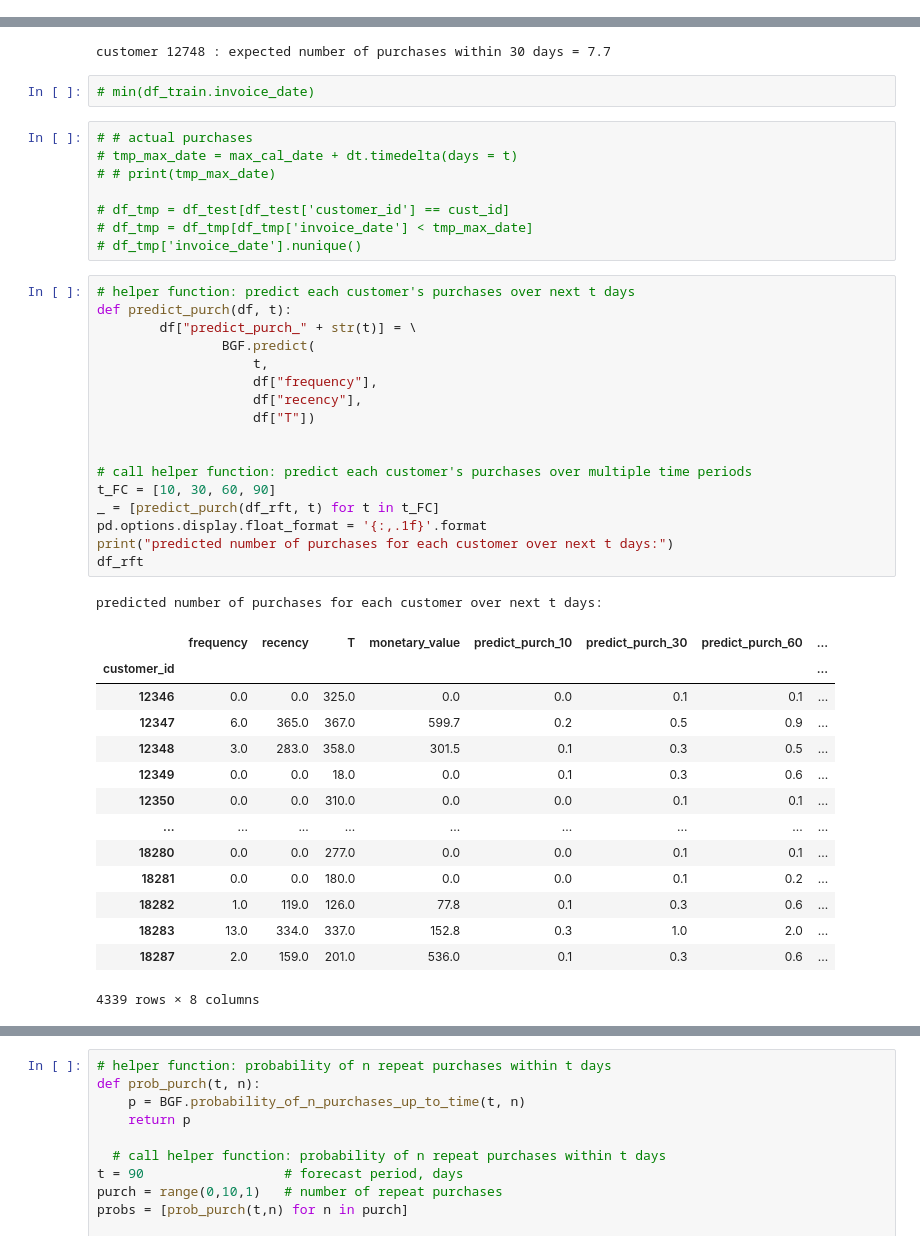
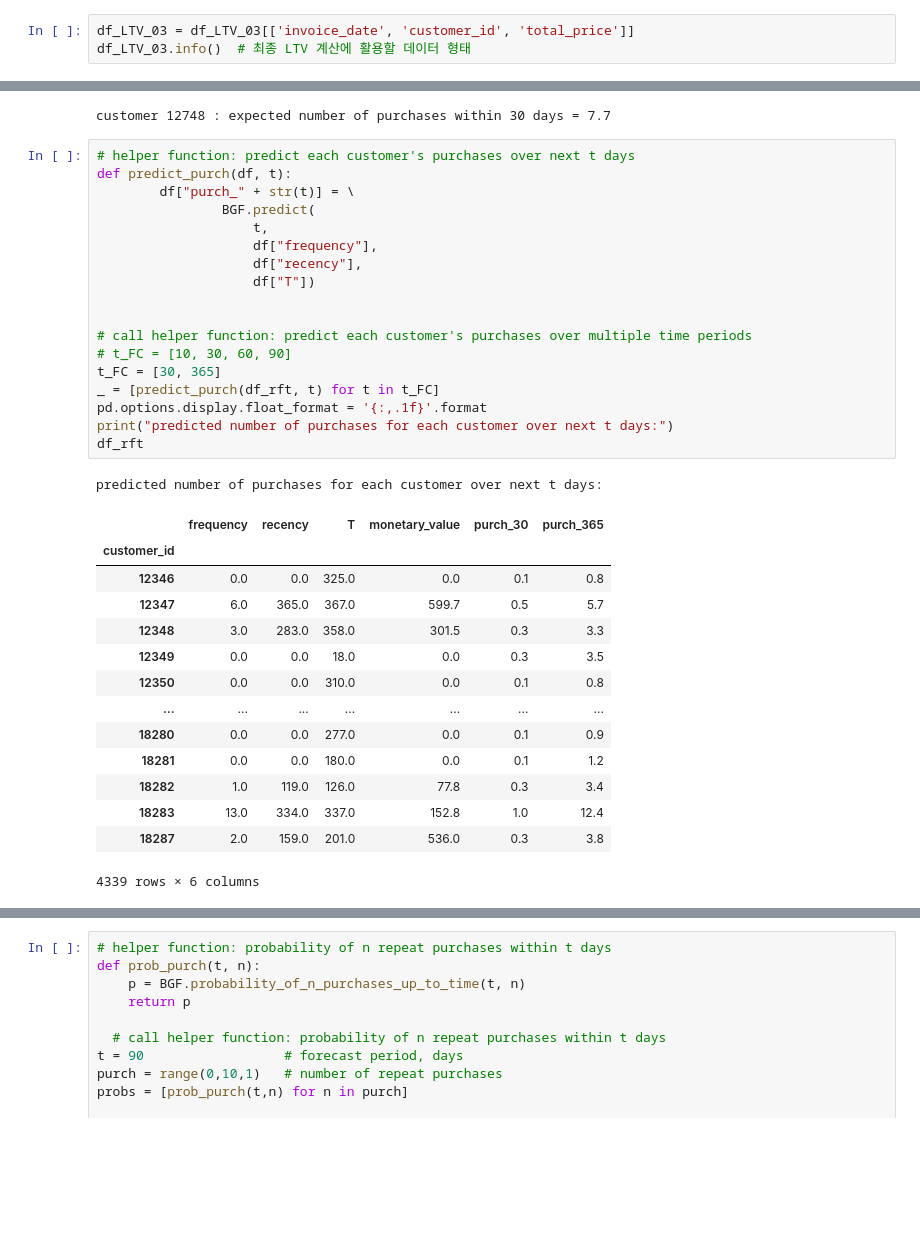
Before and after one commit to Nayoung-young/prj-ecommerce-ltv, a Jupyter notebook: e_commerce_LTV.ipynb, the cells around one changed output, grey strips where cells are left out. Drawn from its saved outputs; the diff is of its cells as text; blank space fills up the shorter version.

Commit message:
Version 5.1.1 (2023-05-04)
## Changed
- Changed parameter t in purchase prediction

```diff
--- a/e_commerce_LTV.ipynb
+++ b/e_commerce_LTV.ipynb
@@ -589,0 +572,3 @@ memory usage: 27.3+ MB
+# %%
+df_LTV_03 = df_LTV_03[['invoice_date', 'customer_id', 'total_price']]
+df_LTV_03.info()  # 최종 LTV 계산에 활용할 데이터 형태
@@ -953,49 +915,40 @@ predC = BGF.predict(    t,
 print("customer", cust_id, ": expected number of purchases within", t, "days =", f'{predC:.1f}')
 # %% [output]
 customer 12748 : expected number of purchases within 30 days = 7.7
-# %%
-# min(df_train.invoice_date)
-# %%
-# # actual purchases
-# tmp_max_date = max_cal_date + dt.timedelta(days = t)
-# # print(tmp_max_date)
-
-# df_tmp = df_test[df_test['customer_id'] == cust_id]
-# df_tmp = df_tmp[df_tmp['invoice_date'] < tmp_max_date]
-# df_tmp['invoice_date'].nunique()
 # %%
 # helper function: predict each customer's purchases over next t days
 def predict_purch(df, t):
-        df["predict_purch_" + str(t)] = \
+        df["purch_" + str(t)] = \
                 BGF.predict(
                     t,
                     df["frequency"],
                     df["recency"],
                     df["T"])
 
 
 # call helper function: predict each customer's purchases over multiple time periods
-t_FC = [10, 30, 60, 90]
+# t_FC = [10, 30, 60, 90]
+t_FC = [30, 365]
 _ = [predict_purch(df_rft, t) for t in t_FC]
 pd.options.display.float_format = '{:,.1f}'.format
 print("predicted number of purchases for each customer over next t days:")
 df_rft
 # %% [output]
 predicted number of purchases for each customer over next t days:
-|  | frequency | recency | T | monetary_value | predict_purch_10 | predict_purch_30 | predict_purch_60 | ... |
-| customer_id |  |  |  |  |  |  |  | ... |
-| 12346 | 0.0 | 0.0 | 325.0 | 0.0 | 0.0 | 0.1 | 0.1 | ... |
-| 12347 | 6.0 | 365.0 | 367.0 | 599.7 | 0.2 | 0.5 | 0.9 | ... |
-| 12348 | 3.0 | 283.0 | 358.0 | 301.5 | 0.1 | 0.3 | 0.5 | ... |
-| 12349 | 0.0 | 0.0 | 18.0 | 0.0 | 0.1 | 0.3 | 0.6 | ... |
-| 12350 | 0.0 | 0.0 | 310.0 | 0.0 | 0.0 | 0.1 | 0.1 | ... |
-| ... | ... | ... | ... | ... | ... | ... | ... | ... |
-| 18280 | 0.0 | 0.0 | 277.0 | 0.0 | 0.0 | 0.1 | 0.1 | ... |
-| 18281 | 0.0 | 0.0 | 180.0 | 0.0 | 0.0 | 0.1 | 0.2 | ... |
-| 18282 | 1.0 | 119.0 | 126.0 | 77.8 | 0.1 | 0.3 | 0.6 | ... |
-| 18283 | 13.0 | 334.0 | 337.0 | 152.8 | 0.3 | 1.0 | 2.0 | ... |
-| 18287 | 2.0 | 159.0 | 201.0 | 536.0 | 0.1 | 0.3 | 0.6 | ... |
+|  | frequency | recency | T | monetary_value | purch_30 | purch_365 |
+| customer_id |  |  |  |  |  |  |
+| 12346 | 0.0 | 0.0 | 325.0 | 0.0 | 0.1 | 0.8 |
+| 12347 | 6.0 | 365.0 | 367.0 | 599.7 | 0.5 | 5.7 |
+| 12348 | 3.0 | 283.0 | 358.0 | 301.5 | 0.3 | 3.3 |
+| 12349 | 0.0 | 0.0 | 18.0 | 0.0 | 0.3 | 3.5 |
+| 12350 | 0.0 | 0.0 | 310.0 | 0.0 | 0.1 | 0.8 |
+| ... | ... | ... | ... | ... | ... | ... |
+| 18280 | 0.0 | 0.0 | 277.0 | 0.0 | 0.1 | 0.9 |
+| 18281 | 0.0 | 0.0 | 180.0 | 0.0 | 0.1 | 1.2 |
+| 18282 | 1.0 | 119.0 | 126.0 | 77.8 | 0.3 | 3.4 |
+| 18283 | 13.0 | 334.0 | 337.0 | 152.8 | 1.0 | 12.4 |
+| 18287 | 2.0 | 159.0 | 201.0 | 536.0 | 0.3 | 3.8 |
-4339 rows × 8 columns
+4339 rows × 6 columns
 # %%
 # top 10 customers over next 30 days
 print("top 10 customers, by their predicted purchases over next 30 days")
```
Also changed, not shown: parts of 36 cells of this notebook.
